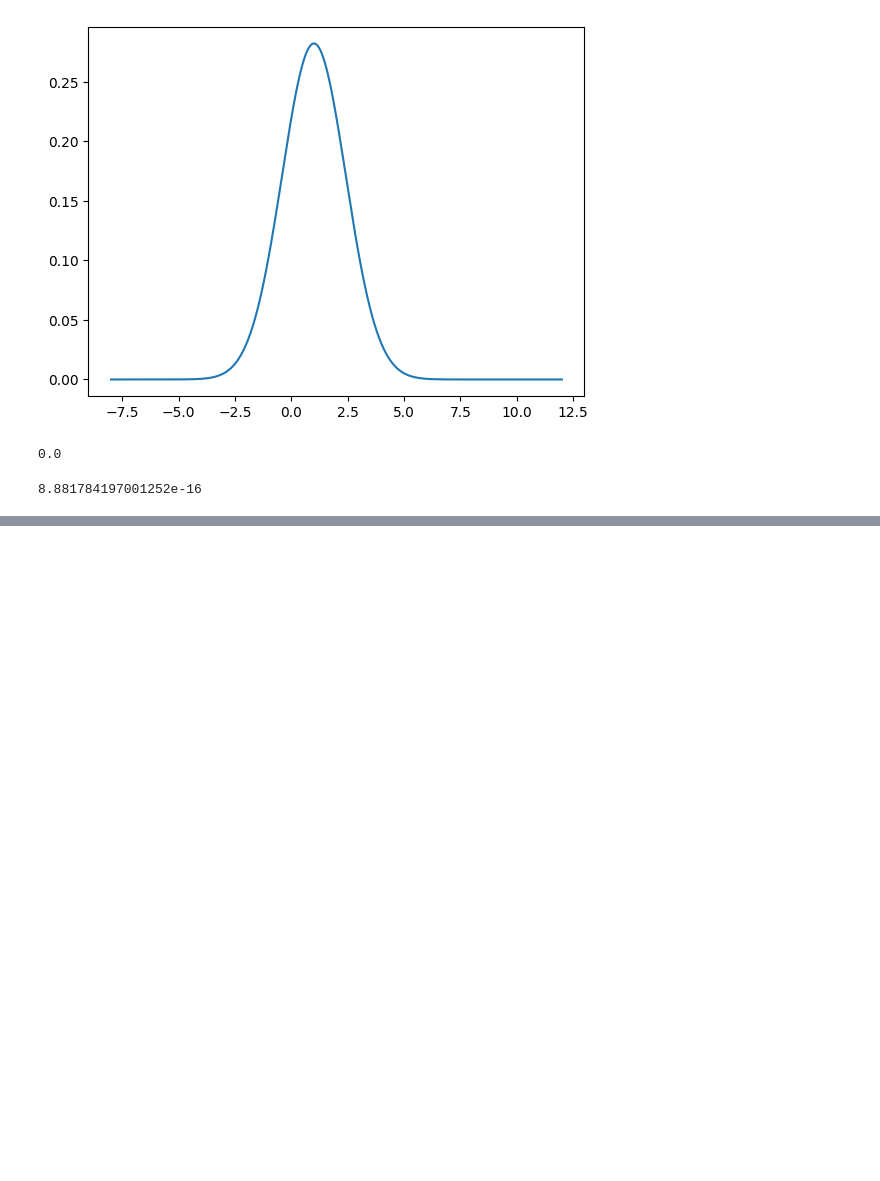
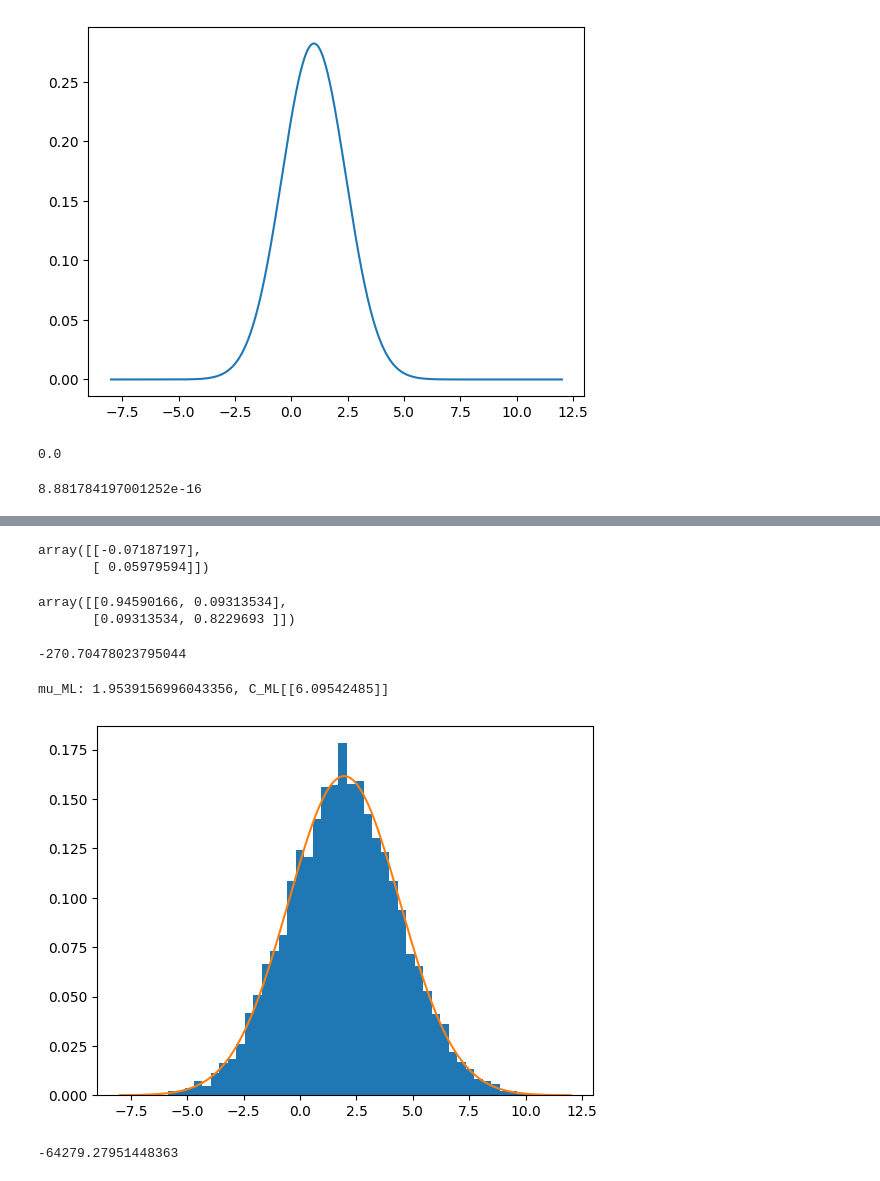
Before and after one commit to BorlinaEdoardo/Machine-Learning-Pattern-Recognition-Polito, a Jupyter notebook: lab5/lab5.ipynb, the cells around one changed output, grey strips where cells are left out. Saved outputs shown, nothing was run; the diff lists cells and outputs as text; code cells hidden in the pictures; blank space fills up the shorter version.

```diff
--- a/lab5/lab5.ipynb
+++ b/lab5/lab5.ipynb
@@ -72,0 +84,10 @@ print(np.abs(vcol(pdfSol) - pdfGau).max())
+# %%
+mu
+# %% [output]
+array([[-0.07187197],
+       [ 0.05979594]])
+# %%
+C
+# %% [output]
+array([[0.94590166, 0.09313534],
+       [0.09313534, 0.8229693 ]])
@@ -72,0 +98,26 @@ print(np.abs(vcol(pdfSol) - pdfGau).max())
+# %%
+ll = loglikelyhood(XND, mu, C)
+print(ll)
+# %% [output]
+-270.70478023795044
+# %%
+X1D = np.load('./X1D.npy')
+mu_ML = X1D.mean()
+C_ML = ((vrow(X1D)-mu_ML)@(vrow(X1D)-mu_ML).T)/X1D.shape[1]
+
+print(f"mu_ML: {mu_ML}, C_ML{C_ML}" )
+
+plt.figure()
+plt.hist(X1D.ravel(), bins=50, density=True)
+XPlot = np.linspace(-8, 12, 1000)
+plt.plot(XPlot.ravel(), np.exp(logpdf_GAU_ND(vrow(XPlot), mu_ML, C_ML)))
+
+plt.show()
+# %% [output]
+mu_ML: 1.9539156996043356, C_ML[[6.09542485]]
+[figure, added]
+# %%
+ll = loglikelyhood(X1D, mu_ML, C_ML)
+print(ll)
+# %% [output]
+-64279.27951448363
```
Also changed, not shown: parts of 4 cells of this notebook.
